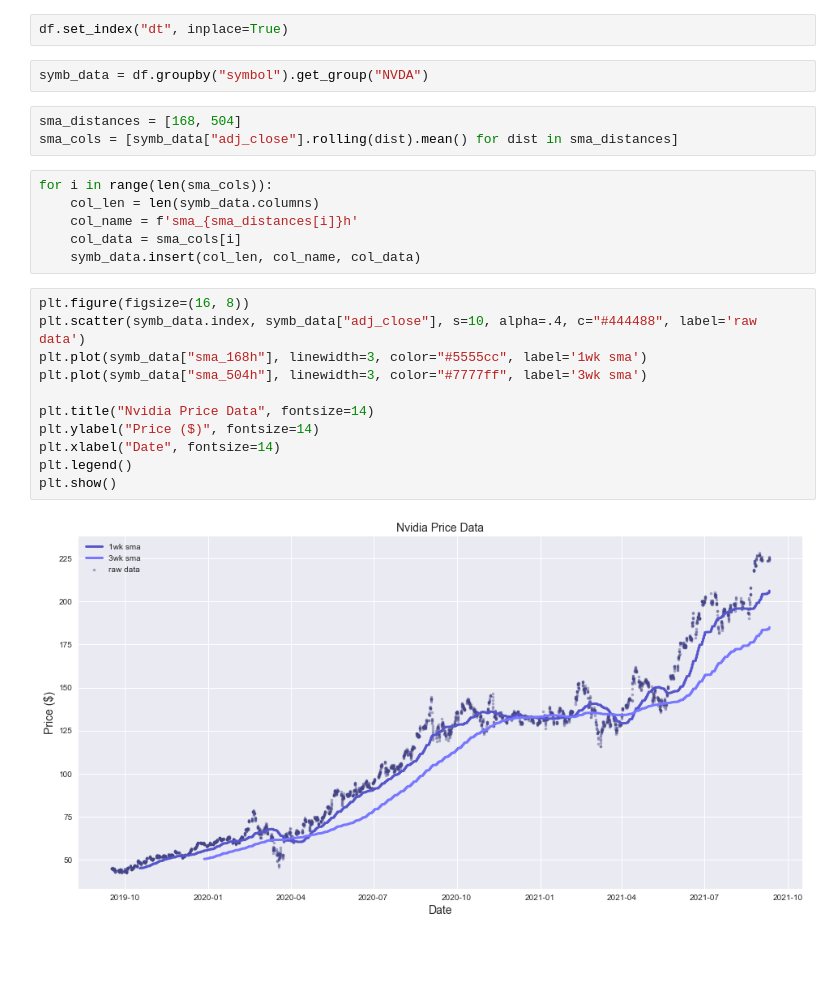
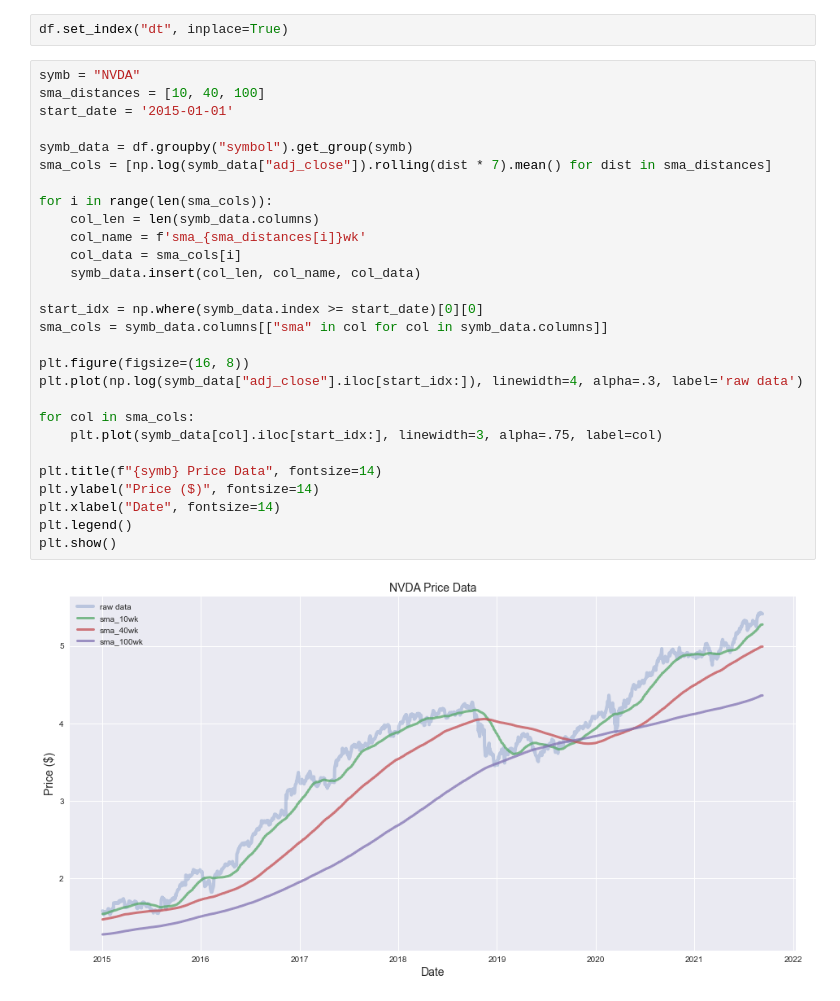
Before and after one commit to voynow/End-to-End-Finance, a Jupyter notebook: data_exploration.ipynb, the cells around one changed output. Cells and saved outputs as stored; diff of their text form; blank space fills up the shorter version.

```diff
--- a/data_exploration.ipynb
+++ b/data_exploration.ipynb
@@ -31,26 +31,32 @@ con.close()
 # %%
 df.set_index("dt", inplace=True)
 # %%
-symb_data = df.groupby("symbol").get_group("NVDA")
+symb = "NVDA"
+sma_distances = [10, 40, 100]
+start_date = '2015-01-01'
+
+symb_data = df.groupby("symbol").get_group(symb)
+sma_cols = [np.log(symb_data["adj_close"]).rolling(dist * 7).mean() for dist in sma_distances]
+
+for i in range(len(sma_cols)):
+    col_len = len(symb_data.columns)
+    col_name = f'sma_{sma_distances[i]}wk'
+    col_data = sma_cols[i]
+    symb_data.insert(col_len, col_name, col_data)
+
+start_idx = np.where(symb_data.index >= start_date)[0][0]
+sma_cols = symb_data.columns[["sma" in col for col in symb_data.columns]]
+
+plt.figure(figsize=(16, 8))
+plt.plot(np.log(symb_data["adj_close"].iloc[start_idx:]), linewidth=4, alpha=.3, label='raw data')
+
+for col in sma_cols:
+    plt.plot(symb_data[col].iloc[start_idx:], linewidth=3, alpha=.75, label=col)
+
+plt.title(f"{symb} Price Data", fontsize=14)
+plt.ylabel("Price ($)", fontsize=14)
+plt.xlabel("Date", fontsize=14)
+plt.legend()
+plt.show()
+# %% [output]
+[figure, added]
-# %%
-sma_distances = [168, 504]
-sma_cols = [symb_data["adj_close"].rolling(dist).mean() for dist in sma_distances]
-# %%
-for i in range(len(sma_cols)):
-    col_len = len(symb_data.columns)
-    col_name = f'sma_{sma_distances[i]}h'
-    col_data = sma_cols[i]
-    symb_data.insert(col_len, col_name, col_data)
-# %%
-plt.figure(figsize=(16, 8))
-plt.scatter(symb_data.index, symb_data["adj_close"], s=10, alpha=.4, c="#444488", label='raw data')
-plt.plot(symb_data["sma_168h"], linewidth=3, color="#5555cc", label='1wk sma')
-plt.plot(symb_data["sma_504h"], linewidth=3, color="#7777ff", label='3wk sma')
-
-plt.title("Nvidia Price Data", fontsize=14)
-plt.ylabel("Price ($)", fontsize=14)
-plt.xlabel("Date", fontsize=14)
-plt.legend()
-plt.show()
-# %% [output]
-[figure, removed]
```
Also changed, not shown: 2 other files.
